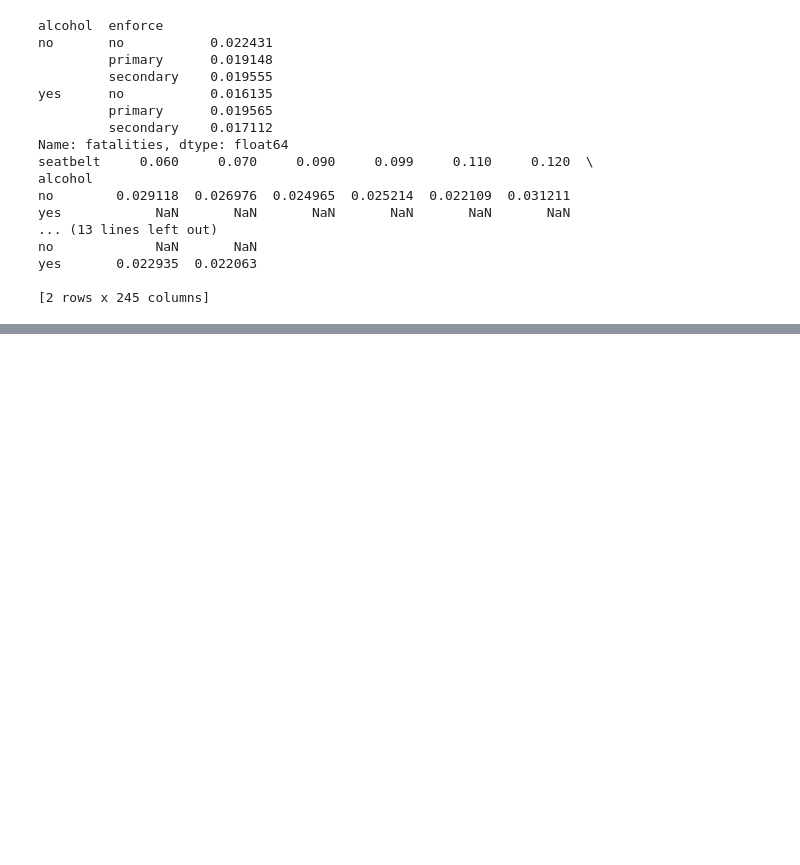
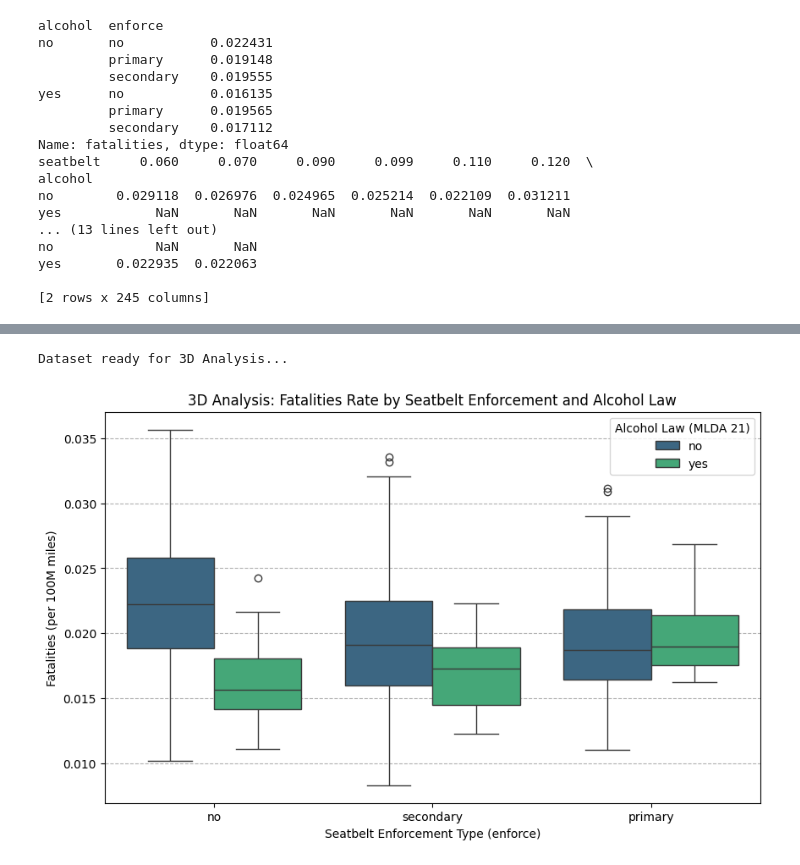
Before and after one commit to Gayatri2912/22BDS0126, a Jupyter notebook: 22bds0126.ipynb, the cells around one changed output, grey strips where cells are left out. Drawn from its saved outputs; the diff is of its cells as text; code cells hidden in the pictures; blank space fills up the shorter version.

```diff
--- a/22bds0126.ipynb
+++ b/22bds0126.ipynb
@@ -195,0 +404,39 @@ yes       0.022935  0.022063
+# %%
+import pandas as pd
+import matplotlib.pyplot as plt
+import seaborn as sns
+
+# --- PROJECT START: SETUP AND CLEANING ---
+
+# Load dataset (Replace with your actual path/method if needed)
+url = "https://raw.githubusercontent.com/salemprakash/EDA/main/Data/USSeatBelts.csv"
+df = pd.read_csv(url)
+df = df.dropna(subset=['seatbelt'])
+
+print("Dataset ready for 3D Analysis...\n")
+
+
+# --- 3D ANALYSIS: BOX PLOT (NUMERICAL vs CATEGORICAL vs CATEGORICAL) ---
+
+
+plt.figure(figsize=(10, 6))
+
+# Plotting 'fatalities' (Y-axis) against 'enforce' (X-axis) and
+# using 'alcohol' (Hue) as the third variable for segmentation.
+sns.boxplot(
+    x='enforce',
+    y='fatalities',
+    hue='alcohol',
+    data=df,
+    palette='viridis'
+)
+
+plt.title('3D Analysis: Fatalities Rate by Seatbelt Enforcement and Alcohol Law')
+plt.xlabel('Seatbelt Enforcement Type (enforce)')
+plt.ylabel('Fatalities (per 100M miles)')
+plt.legend(title='Alcohol Law (MLDA 21)')
+plt.grid(axis='y', linestyle='--')
+plt.show()
+# %% [output]
+Dataset ready for 3D Analysis...
+[figure, added]
```
Also changed, not shown: parts of 5 cells of this notebook.
